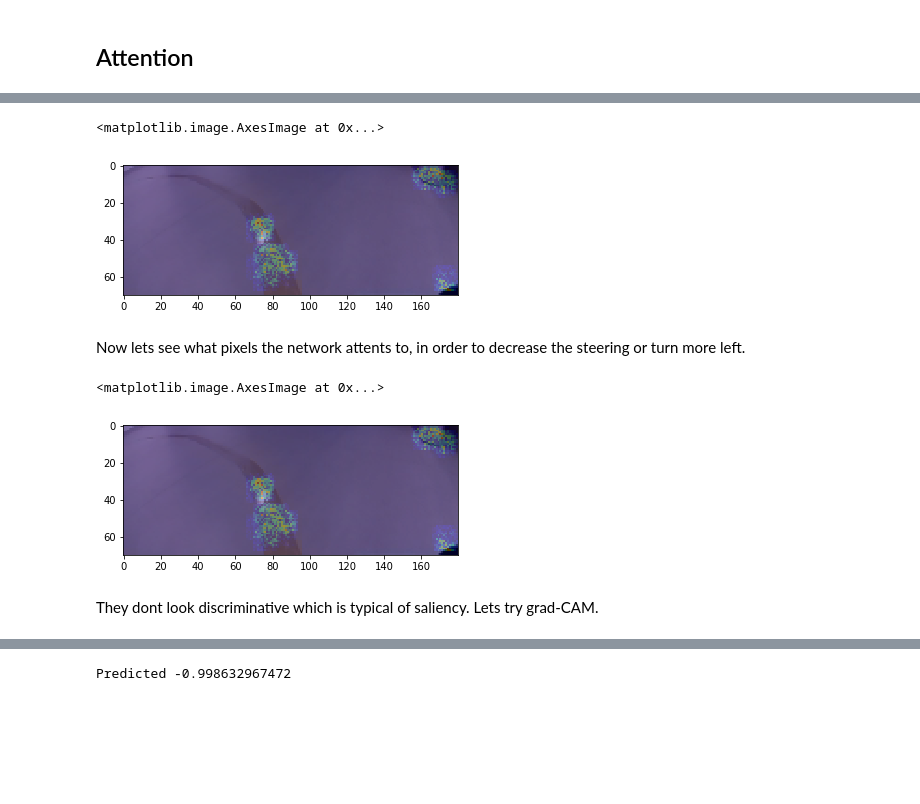
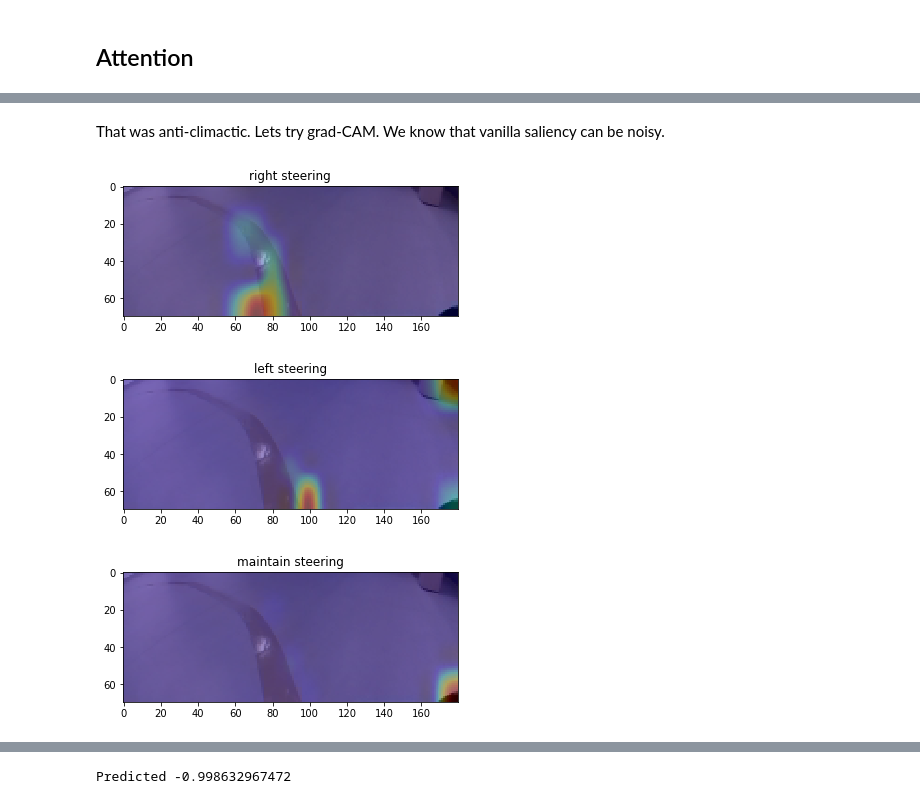
Before and after one commit to raghakot/keras-vis, a Jupyter notebook: applications/self_driving/visualize_attention.ipynb, the cells around one changed output, grey strips where cells are left out. Drawn from its saved outputs; the diff is of its cells as text; code cells hidden in the pictures; blank space fills up the shorter version.

```diff
--- a/applications/self_driving/visualize_attention.ipynb
+++ b/applications/self_driving/visualize_attention.ipynb
@@ -42,0 +51,12 @@ To handle regression use-cases in general, keras-vis provides `visualize_regress
+# %%
+from vis.visualization import visualize_saliency, overlay
+
+titles = ['right steering', 'left steering', 'maintain steering']
+modifiers = [None, 'negate', 'small_values']
+for i, modifier in enumerate(modifiers):
+    heatmap = visualize_saliency(model, layer_idx=-1, filter_indices=0,
+                                 seed_input=bgr_img, grad_modifier=modifier)
+    plt.figure()
+    plt.title(titles[i])
+    # Overlay is used to alpha blend heatmap onto img.
+    plt.imshow(overlay(img, heatmap, alpha=0.7))
@@ -43,26 +67,16 @@ To handle regression use-cases in general, keras-vis provides `visualize_regress
+# %% [markdown]
+That was anti-climactic. Lets try grad-CAM. We know that vanilla saliency can be noisy.
 # %%
-from vis.visualization import visualize_regression_saliency, overlay
+from vis.visualization import visualize_cam
 
-# We want to see what would cause the current output of -0.93 to increase.
-target = -0.5
-
-heatmap = visualize_regression_saliency(model, layer_idx=-1, output_indices=0, targets=target, seed_input=bgr_img)
-
-# Overlay is used to alpha blend heatmap onto img.
-plt.imshow(overlay(img, heatmap, alpha=0.7))
+for i, modifier in enumerate(modifiers):
+    heatmap = visualize_cam(model, layer_idx=-1, filter_indices=0,
+                            seed_input=bgr_img, grad_modifier=modifier)
+    plt.figure()
+    plt.title(titles[i])
+    # Overlay is used to alpha blend heatmap onto img.
+    plt.imshow(overlay(img, heatmap, alpha=0.7))
 # %% [output]
-<matplotlib.image.AxesImage at 0x...>
-[figure, old version]
+[figure, new version]
+[figure, added]
+[figure, added]
-# %% [markdown]
-Now lets see what pixels the network attents to, in order to decrease the steering or turn more left.
-# %%
-# We want to see what would cause the current output of -0.93 to decrease even more.
-target = -1.
-
-heatmap = visualize_regression_saliency(model, layer_idx=-1, output_indices=0, targets=target, seed_input=bgr_img)
-plt.imshow(overlay(img, heatmap, alpha=0.7))
-# %% [output]
-<matplotlib.image.AxesImage at 0x...>
-[figure, removed]
-# %% [markdown]
-They dont look discriminative which is typical of saliency. Lets try grad-CAM.
```
Also changed, not shown: parts of 9 cells of this notebook, 42 other files.
